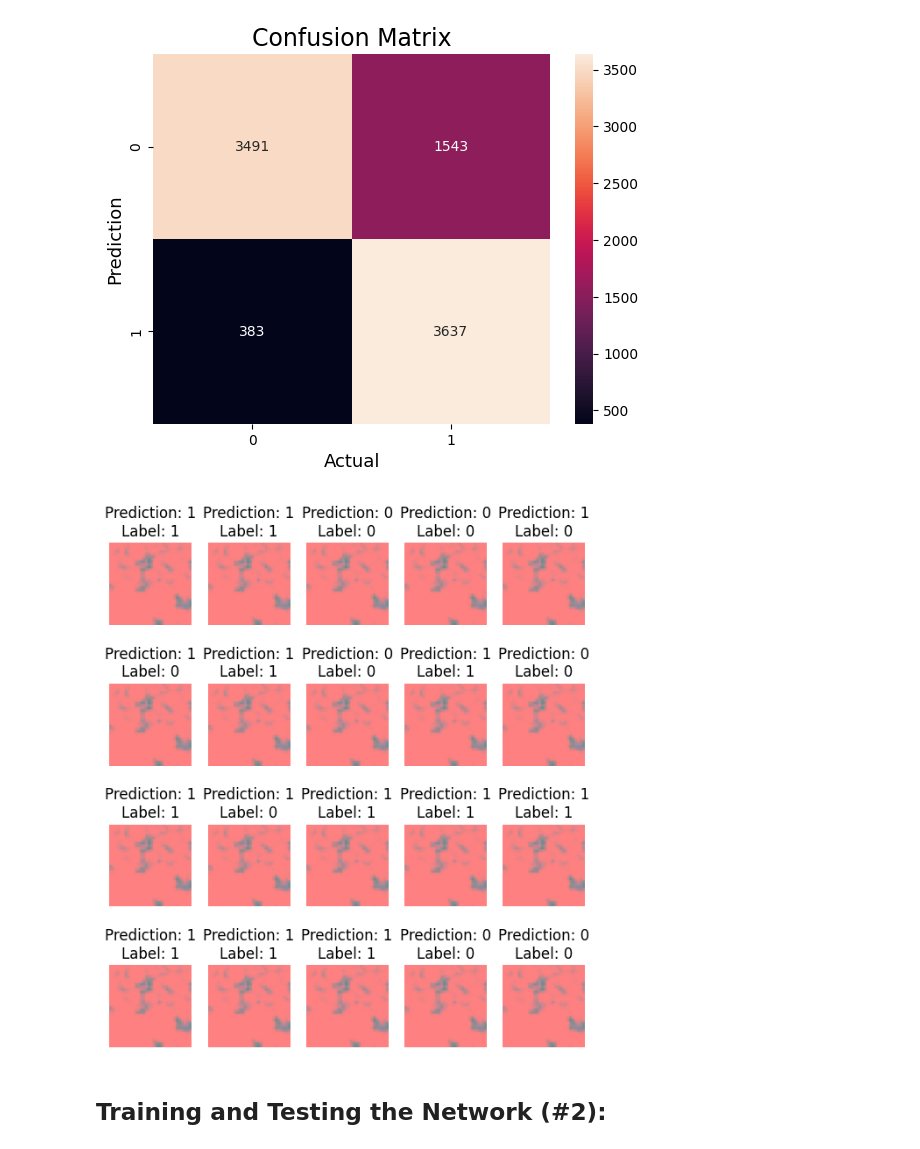
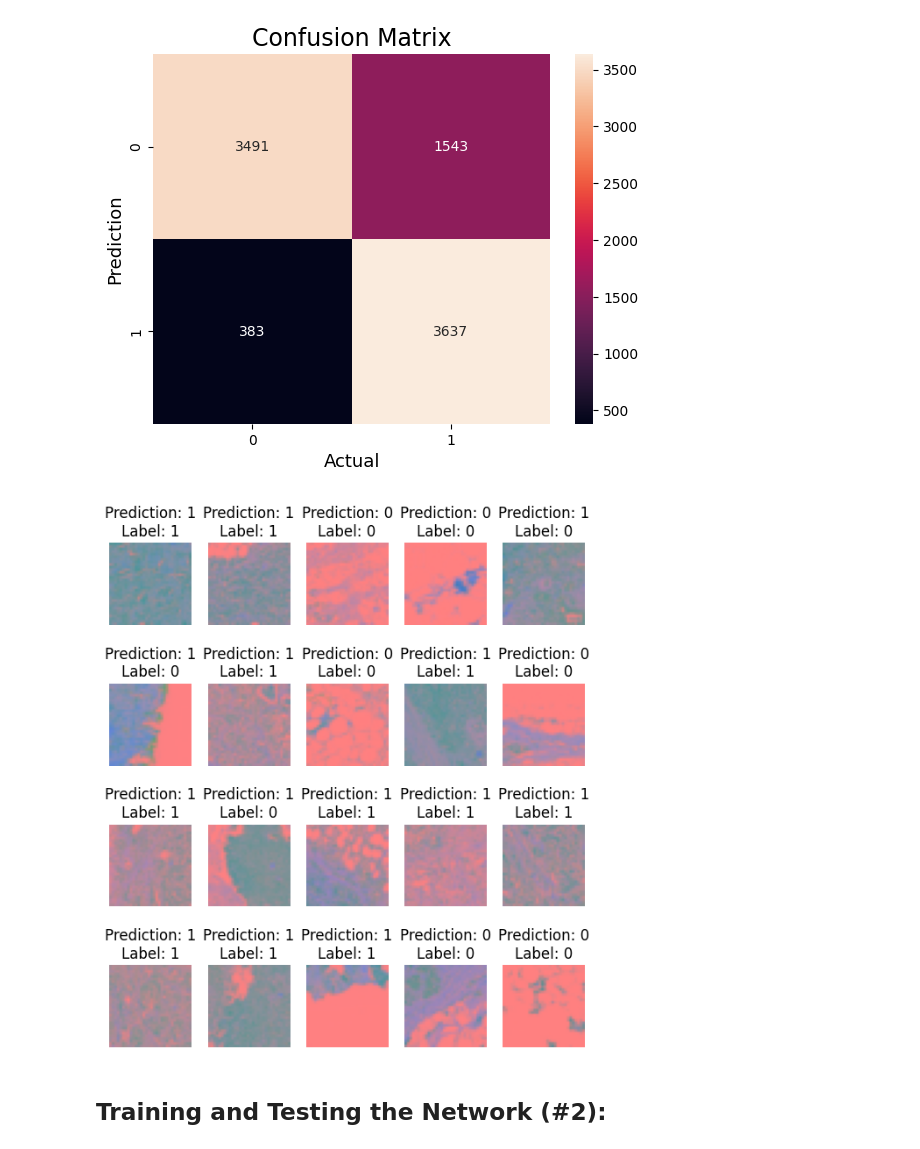
Before and after one commit to hafsamueen/syde-552-final-project, a Jupyter notebook: syde_552_final_project.ipynb, the cells around one changed output. Cells and saved outputs as stored; diff of their text form; code cells hidden in the pictures.

Commit message:
eval img plot fixed

```diff
--- a/syde_552_final_project.ipynb
+++ b/syde_552_final_project.ipynb
@@ -405,26 +405,26 @@ plt.show()
 # %%
 # visualizing the networks predictions on the examples from earlier -- isnt working properly rn
 
 plot_testing = plot_testing.view(20, 3, 32, 32)
 
 network.eval()
 with torch.no_grad():
     plot_outputs = network(plot_testing)
     plot_preds = torch.argmax(plot_outputs, dim=-1)
 
 # Plot and show the labels
 fig, axs = plt.subplots(4, 5, figsize=(7, 8))
 
 for i, ax in enumerate(axs.flatten()):
     image = plot_testing[i]
     label = plot_test_labels[i]
     pred = plot_preds[i]
 
-    ax.imshow(test_image.permute(1,2,0))                  # permuting the dimensions of the images
+    ax.imshow(image.permute(1,2,0))                  # permuting the dimensions of the images
     ax.set_title(f"Prediction: {pred}\nLabel: {label}")
     ax.axis("off")
 plt.show()
 # %% [output]
-[figure, old version]
+[figure, new version]
 # %% [markdown]
 ## Training and Testing the Network (#2):
```
